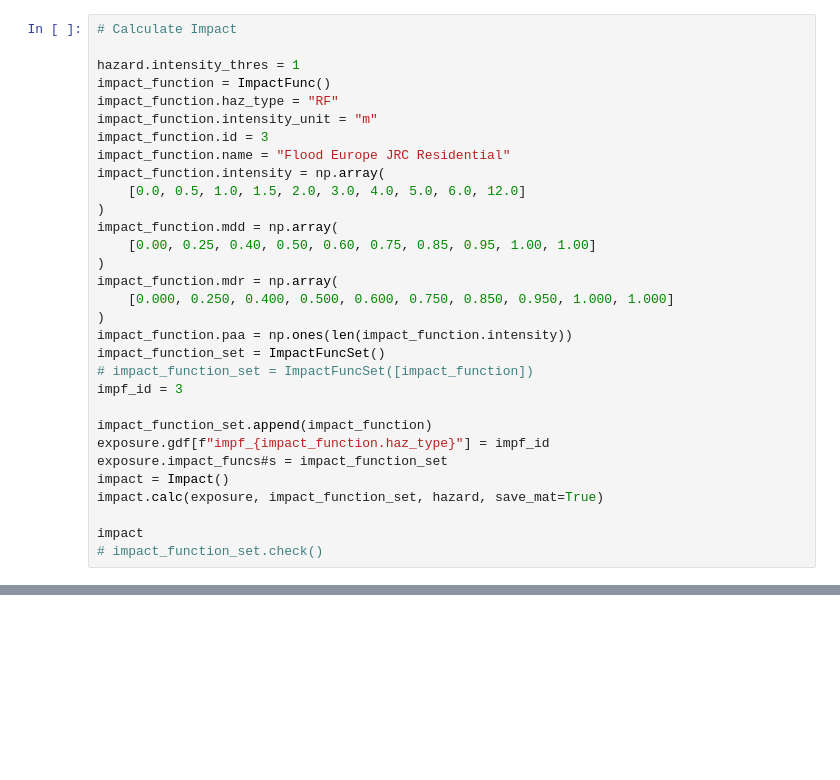
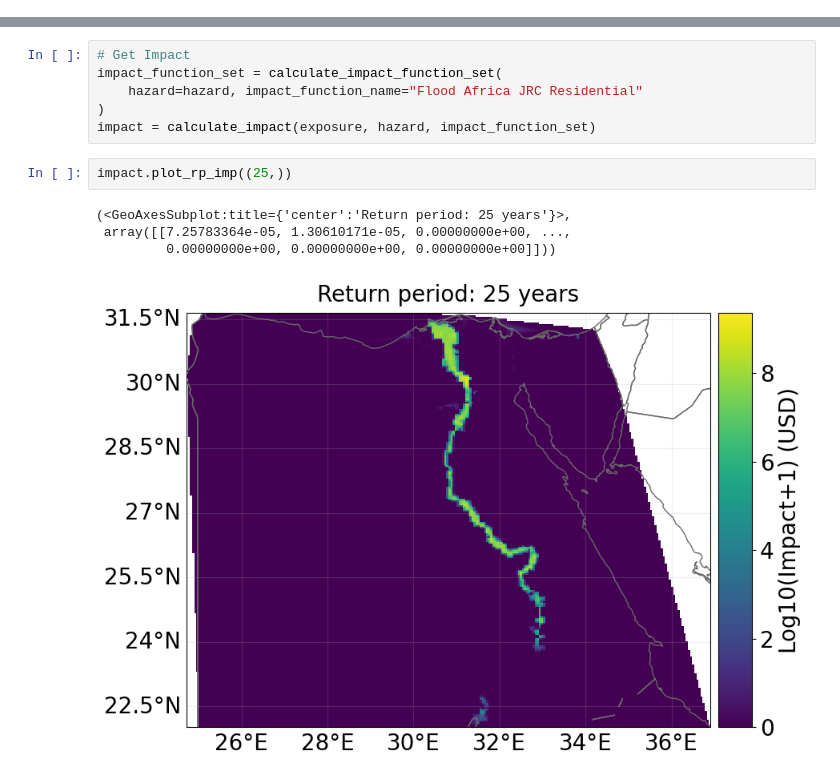
Before and after one commit to gkalomalos/ERA_projects_SWORD, a Jupyter notebook: backend/dev.ipynb, the cells around one changed output, grey strips where cells are left out. Cells and saved outputs as stored; diff of their text form; blank space fills up the shorter version.

Commit message:
feat/Introduce the refactored calculate impact process

```diff
--- a/backend/dev.ipynb
+++ b/backend/dev.ipynb
@@ -153,31 +120,0 @@ hazard = client.get_hazard(
-# %%
-# Calculate Impact
-
-hazard.intensity_thres = 1
-impact_function = ImpactFunc()
-impact_function.haz_type = "RF"
-impact_function.intensity_unit = "m"
-impact_function.id = 3
-impact_function.name = "Flood Europe JRC Residential"
-impact_function.intensity = np.array(
-    [0.0, 0.5, 1.0, 1.5, 2.0, 3.0, 4.0, 5.0, 6.0, 12.0]
-)
-impact_function.mdd = np.array(
-    [0.00, 0.25, 0.40, 0.50, 0.60, 0.75, 0.85, 0.95, 1.00, 1.00]
-)
-impact_function.mdr = np.array(
-    [0.000, 0.250, 0.400, 0.500, 0.600, 0.750, 0.850, 0.950, 1.000, 1.000]
-)
-impact_function.paa = np.ones(len(impact_function.intensity))
-impact_function_set = ImpactFuncSet()
-# impact_function_set = ImpactFuncSet([impact_function])
-impf_id = 3
-
-impact_function_set.append(impact_function)
-exposure.gdf[f"impf_{impact_function.haz_type}"] = impf_id
-exposure.impact_funcs#s = impact_function_set
-impact = Impact()
-impact.calc(exposure, impact_function_set, hazard, save_mat=True)
-
-impact
-# impact_function_set.check()
@@ -186,0 +121,13 @@ impact
+# %%
+# Get Impact
+impact_function_set = calculate_impact_function_set(
+    hazard=hazard, impact_function_name="Flood Africa JRC Residential"
+)
+impact = calculate_impact(exposure, hazard, impact_function_set)
+# %%
+impact.plot_rp_imp((25,))
+# %% [output]
+(<GeoAxesSubplot:title={'center':'Return period: 25 years'}>,
+ array([[7.25783364e-05, 1.30610171e-05, 0.00000000e+00, ...,
+         0.00000000e+00, 0.00000000e+00, 0.00000000e+00]]))
+[figure, added]
```
Also changed, not shown: parts of 8 cells of this notebook, 2 other files.
